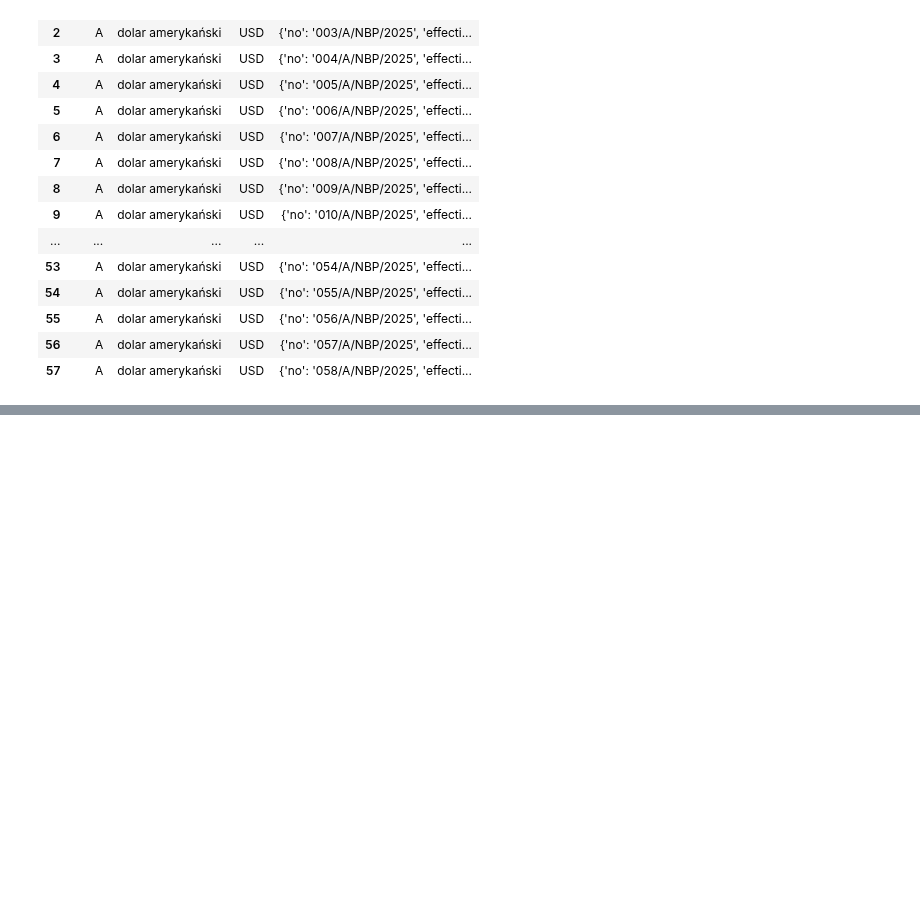
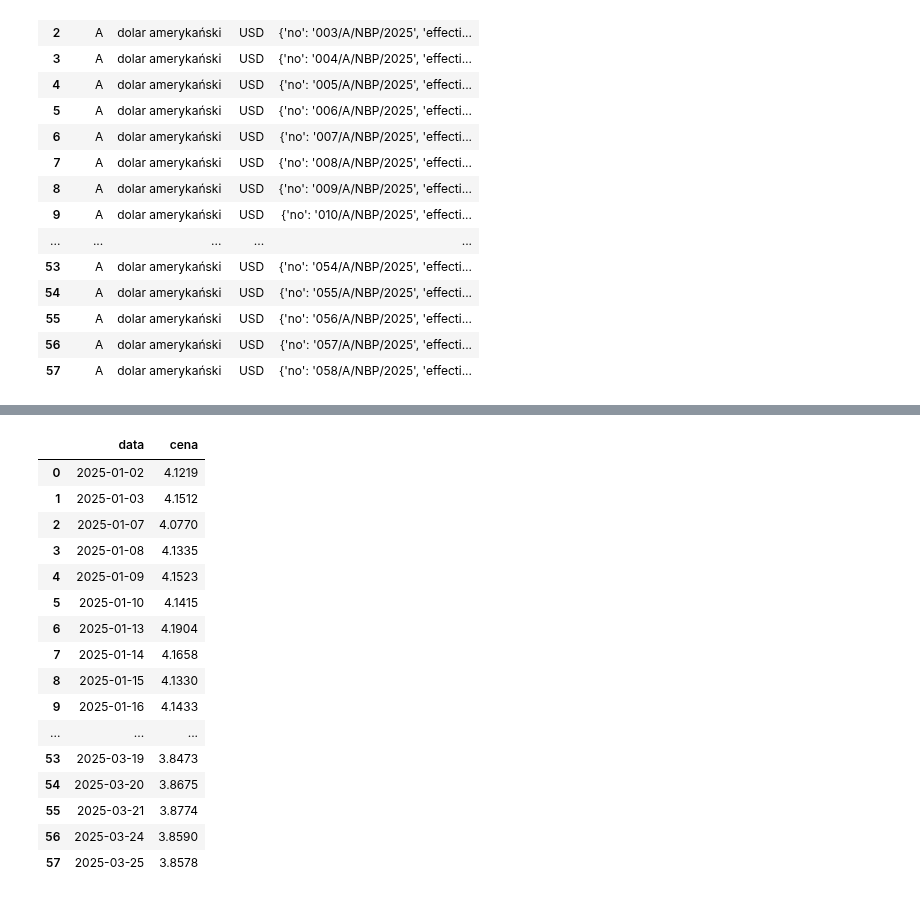
Before and after one commit to tomasz450/analiza-danych-2025-03-24, a Jupyter notebook: 5. Dane tekstowe i API/Dane tekstowe i API.ipynb, the cells around one changed output, grey strips where cells are left out. Drawn from its saved outputs; the diff is of its cells as text; code cells hidden in the pictures; blank space fills up the shorter version.

```diff
--- a/5. Dane tekstowe i API/Dane tekstowe i API.ipynb
+++ b/5. Dane tekstowe i API/Dane tekstowe i API.ipynb
@@ -232,0 +235,3 @@ zapytanie
+# %%
+for i, zap1 in enumerate(zapytanie['rates']):
+    print(zap1)
@@ -232,0 +256,28 @@ zapytanie
+# %%
+l = []
+data = []
+for i, zap1 in enumerate(zapytanie['rates']):
+    l.append(zap1['mid'])
+    data.append(zap1['effectiveDate'])
+# %%
+test = pd.DataFrame(l, data).reset_index()
+test.columns = ['data', 'cena']
+test
+# %% [output]
+|  | data | cena |
+| 0 | 2025-01-02 | 4.1219 |
+| 1 | 2025-01-03 | 4.1512 |
+| 2 | 2025-01-07 | 4.0770 |
+| 3 | 2025-01-08 | 4.1335 |
+| 4 | 2025-01-09 | 4.1523 |
+| 5 | 2025-01-10 | 4.1415 |
+| 6 | 2025-01-13 | 4.1904 |
+| 7 | 2025-01-14 | 4.1658 |
+| 8 | 2025-01-15 | 4.1330 |
+| 9 | 2025-01-16 | 4.1433 |
+| ... | ... | ... |
+| 53 | 2025-03-19 | 3.8473 |
+| 54 | 2025-03-20 | 3.8675 |
+| 55 | 2025-03-21 | 3.8774 |
+| 56 | 2025-03-24 | 3.8590 |
+| 57 | 2025-03-25 | 3.8578 |
```
Also changed, not shown: parts of 2 cells of this notebook.
